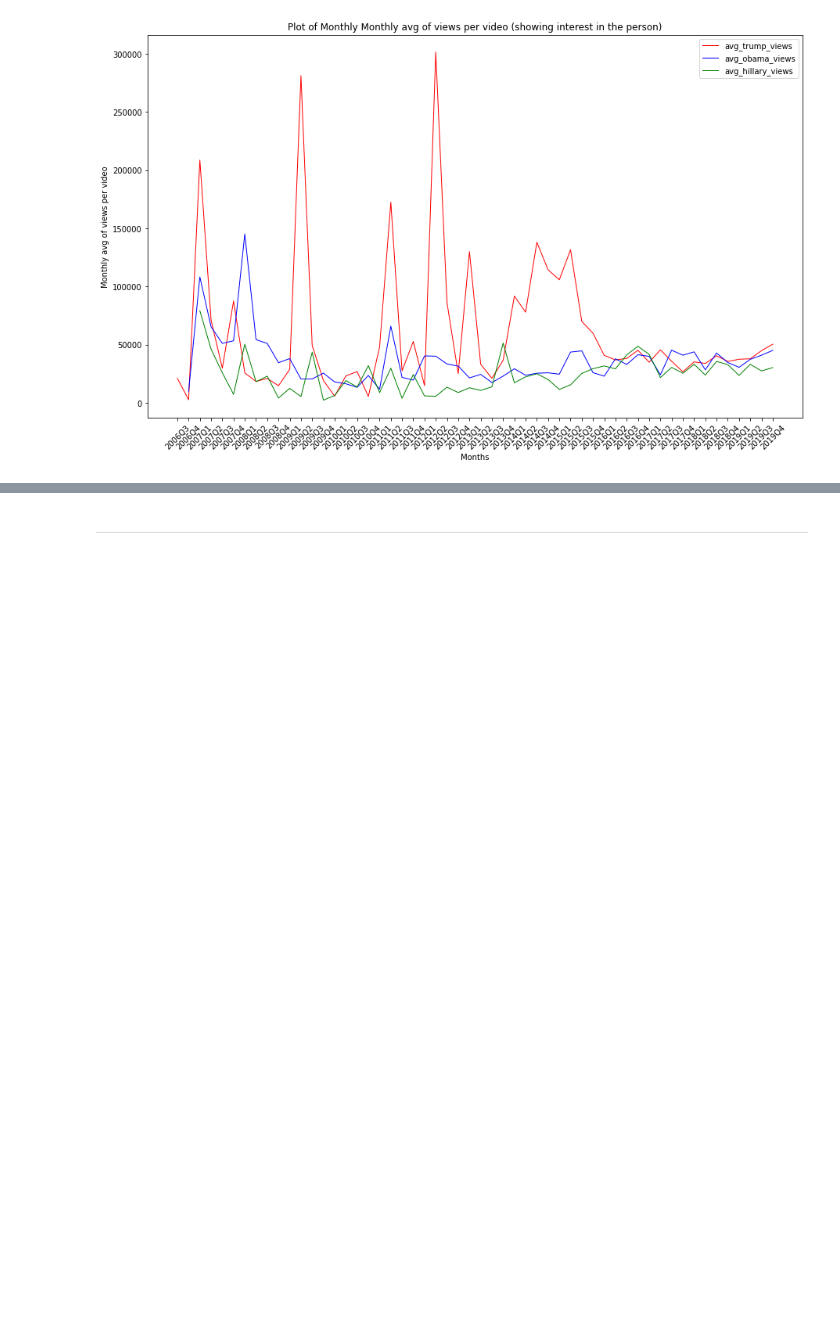
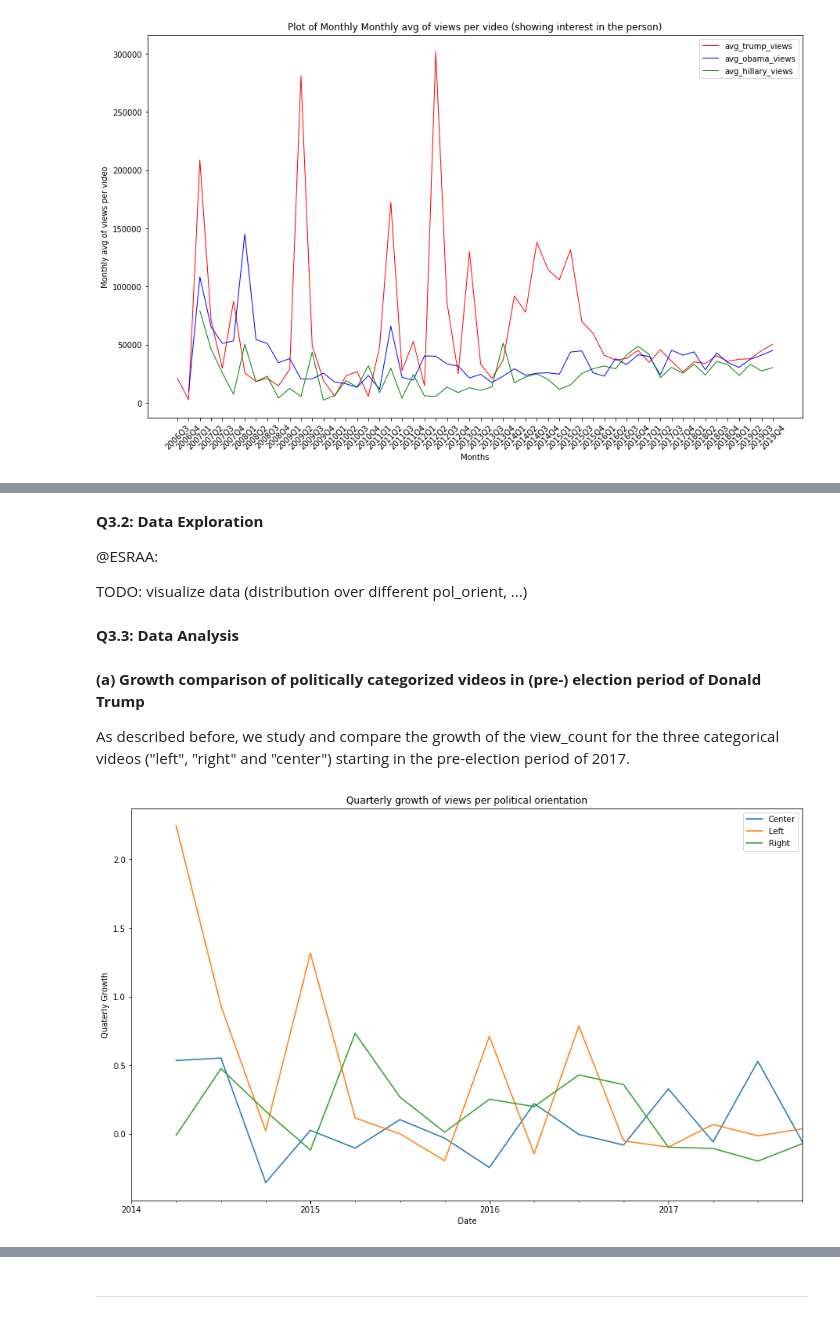
Before and after one commit to epfl-ada/ada-2022-project-powerrangers, a Jupyter notebook: explore_data.ipynb, the cells around one changed output, grey strips where cells are left out. Cells and saved outputs as stored; diff of their text form; code cells hidden in the pictures; blank space fills up the shorter version.

```diff
--- a/explore_data.ipynb
+++ b/explore_data.ipynb
@@ -330,0 +337,5 @@ We first explore this data set.
+# %%
+#First, we read the data
+
+#radicalization data:
+channels_radic_df = pd.read_csv("./data/radic.csv")
@@ -330,0 +358,3 @@ We first explore this data set.
+# %%
+#yt_metadata for all videos from the "radicalization" channels:
+videos_radic_df = pd.read_csv("./data/yt_metadata_reduced_radic.tsv.gz")
@@ -330,0 +404,12 @@ We first explore this data set.
+# %%
+#match the pol_orient to the videos based on its channel
+#takes a bit to run (~2 minutes)
+def orient_match(x):
+    var = channels_radic_df.loc[channels_radic_df["Id"] == x]["pol_orient"].values
+    if len(var) > 0:
+        return var[0]
+    else:
+        return 0
+
+videos_radic_df["pol_orient"] = videos_radic_df["channel_id"].apply(orient_match)
+videos_radic_df
@@ -330,0 +430,33 @@ We first explore this data set.
+# %% [markdown]
+**Q3.2: Data Exploration**
+
+@ESRAA:
+
+TODO: visualize data (distribution over different pol_orient, ...)
+# %% [markdown]
+**Q3.3: Data Analysis**
+# %% [markdown]
+**(a) Growth comparison of politically categorized videos in (pre-) election period of Donald Trump**
+
+As described before, we study and compare the growth of the view_count for the three categorical videos ("left", "right" and "center") starting in the pre-election period of 2017.
+# %%
+#videos_radic_df.upload_date = pd.to_datetime(videos_radic_df.upload_date, errors='coerce')
+#videos_radic_df = videos_radic_df.set_index("upload_date")
+videos_radic_df = videos_radic_df[videos_radic_df.pol_orient != 0]
+# %%
+#cumulative views per political orientation category ("left", "center", or "right") per quarter in the pre-election period of 2017
+videos_sorted = videos_radic_df.groupby("pol_orient").resample("Q").sum()
+videos_sorted = videos_sorted.unstack(level=0).dropna()
+videos_sorted = videos_sorted[videos_sorted.index > pd.Timestamp("2014-01-01")]
+videos_sorted = videos_sorted[videos_sorted.index < pd.Timestamp("2018-01-01")]
+
+
+videos_sorted.pct_change().plot(figsize=(15, 9))
+plt.title("Quarterly growth of views per political orientation")
+plt.legend(["Center", "Left", "Right"])
+plt.xlabel("Date")
+plt.ylabel("Quaterly Growth")
+
+plt.show()
+# %% [output]
+[figure, added]
```
Also changed, not shown: parts of 9 cells of this notebook.
